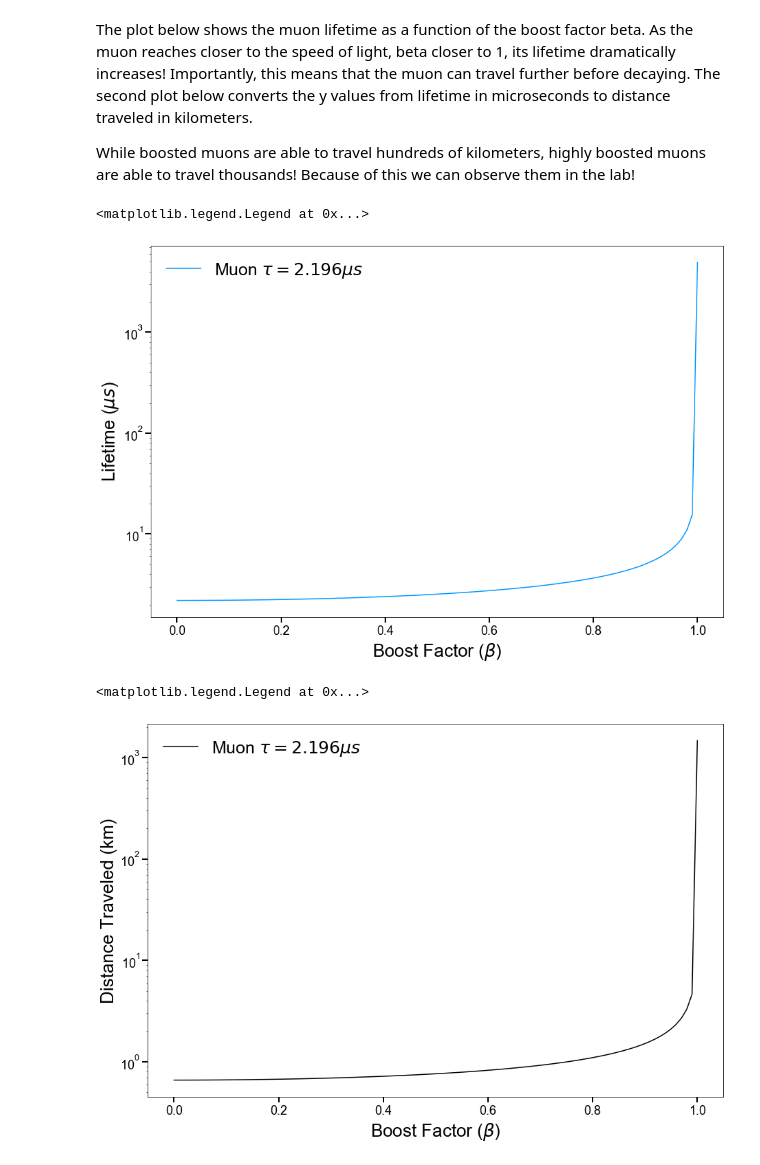
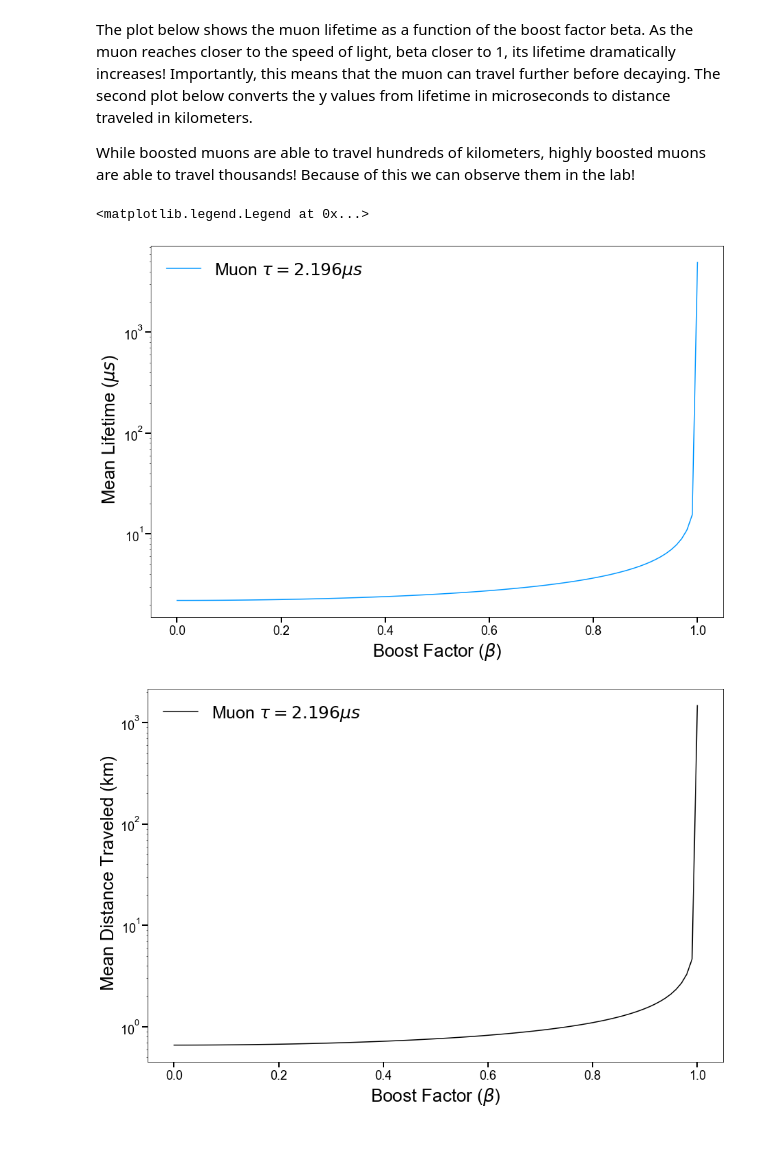
Before and after one commit to badeaa3/HarvardPhys145, a Jupyter notebook: examples/BoostParticleLifetime.ipynb, the cells around one changed output. Saved outputs shown, nothing was run; the diff lists cells and outputs as text; code cells hidden in the pictures.

```diff
--- a/examples/BoostParticleLifetime.ipynb
+++ b/examples/BoostParticleLifetime.ipynb
@@ -28,27 +47,20 @@ The plot below shows the muon lifetime as a function of the boost factor beta. A
 
 While boosted muons are able to travel hundreds of kilometers, highly boosted muons are able to travel thousands! Because of this we can observe them in the lab!
 # %%
-fig, ax = make_fig(xtitle="Boost Factor ($\\beta$)",ytitle="Lifetime ($\mu s$)")
-
-
-mean_lifetime = 2.196# muon lifetime of 2.196 microseconds
-
-
 betas = np.linspace(10**-8, 0.9999999, 100)
 boosted_lifetimes = [time_dilation(dt=mean_lifetime, dx=0, beta = b) for b in betas]
 
+fig, ax = make_fig(xtitle="Boost Factor ($\\beta$)",ytitle=" Mean Lifetime ($\mu s$)")
 ax.plot(betas, boosted_lifetimes, label="Muon $\\tau = 2.196 \mu s$", fillstyle='none',color='#0097FF',linestyle='solid')
 ax.set_yscale("log")
 ax.legend(fontsize=25, ncol=1, loc="upper left", facecolor='white', framealpha=0.8, edgecolor='None')
+
+distance_traveled = np.array(boosted_lifetimes) * 10**-6 * c  / 1000 # [time (ms)] * [sec/ms] * [speed of light] * [km / m] = [meters]
+fig, ax = make_fig(xtitle="Boost Factor ($\\beta$)",ytitle=" Mean Distance Traveled (km)")
+ax.plot(betas, distance_traveled, label="Muon $\\tau = 2.196 \mu s$", fillstyle='none',color='black',linestyle='solid')
+ax.set_yscale("log")
+ax.legend(fontsize=25, ncol=1, loc="upper left", facecolor='white', framealpha=0.8, edgecolor='None')
 # %% [output]
 <matplotlib.legend.Legend at 0x...>
-[figure, old version]
+[figure, new version]
+[figure, added]
-# %%
-distance_traveled = np.array(boosted_lifetimes) * 10**-6 * c  / 1000 # [time (ms)] * [sec/ms] * [speed of light] * [km / m] = [meters]
-fig, ax = make_fig(xtitle="Boost Factor ($\\beta$)",ytitle="Distance Traveled (km)")
-ax.plot(betas, distance_traveled, label="Muon $\\tau = 2.196 \mu s$", fillstyle='none',color='black',linestyle='solid')
-ax.set_yscale("log")
-ax.legend(fontsize=25, ncol=1, loc="upper left", facecolor='white', framealpha=0.8, edgecolor='None')
-# %% [output]
-<matplotlib.legend.Legend at 0x...>
-[figure, removed]
```
Also changed, not shown: parts of 4 cells of this notebook, 2 other files.
